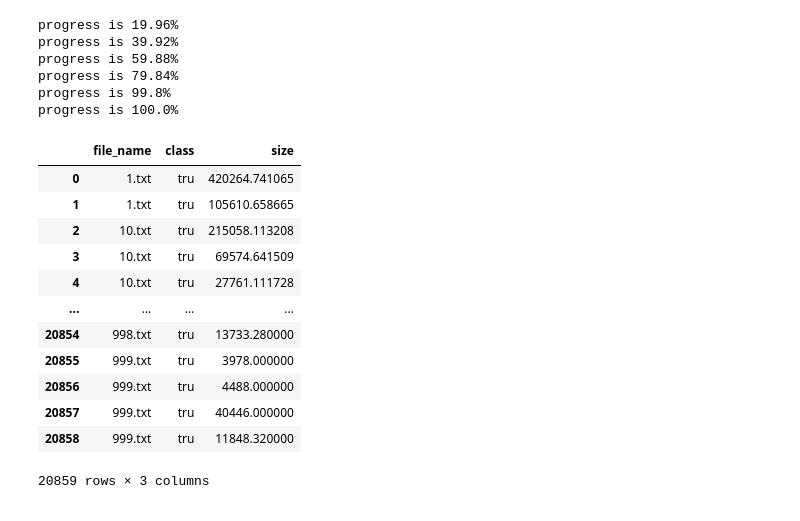
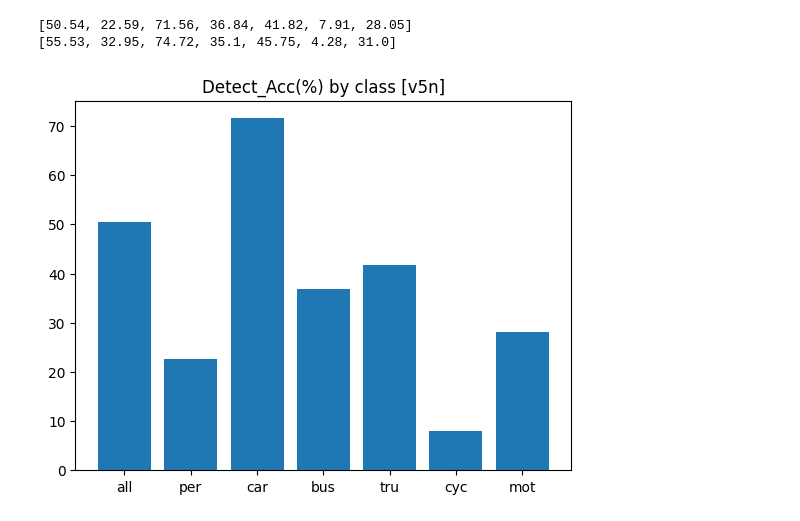
Before and after one commit to Lee-chan-hyeok/Nextchip_Autonomous_Driving_Contest, a Jupyter notebook: data_analysing/bbox/df_analysys.ipynb, the cells around one changed output. Cells and saved outputs as stored; diff of their text form; code cells hidden in the pictures.

```diff
--- a/data_analysing/bbox/df_analysys.ipynb
+++ b/data_analysing/bbox/df_analysys.ipynb
@@ -176,25 +12,0 @@ progress is 100.0%
-# %%
-add_df3 = method_dataframe.get_ratio(r'C:\Users\Ino\Desktop\NextChip\dataset\labels\add\mot')
-# %% [output]
-progress is 19.96%
-progress is 39.92%
-progress is 59.88%
-progress is 79.84%
-progress is 99.8%
-progress is 100.0%
-# %%
-display(add_df1)
-# %% [output]
-|  | file_name | class | size |
-| 0 | 1.txt | tru | 420264.741065 |
-| 1 | 1.txt | tru | 105610.658665 |
-| 2 | 10.txt | tru | 215058.113208 |
-| 3 | 10.txt | tru | 69574.641509 |
-| 4 | 10.txt | tru | 27761.111728 |
-| ... | ... | ... | ... |
-| 20854 | 998.txt | tru | 13733.280000 |
-| 20855 | 999.txt | tru | 3978.000000 |
-| 20856 | 999.txt | tru | 4488.000000 |
-| 20857 | 999.txt | tru | 40446.000000 |
-| 20858 | 999.txt | tru | 11848.320000 |
-20859 rows × 3 columns
@@ -202,0 +21,7 @@ display(add_df1)
+# %%
+x, y1 = method_analysys.make_Detect_Acc('v5n_org_100b', 'v5n', show= True)
+_, y2 = method_analysys.make_Detect_Acc('v8n_org_100b', 'v8n', show= False)
+# %% [output]
+[50.54, 22.59, 71.56, 36.84, 41.82, 7.91, 28.05]
+[55.53, 32.95, 74.72, 35.1, 45.75, 4.28, 31.0]
+[figure, added]
```
Also changed, not shown: parts of 23 cells of this notebook, 17 other files.
